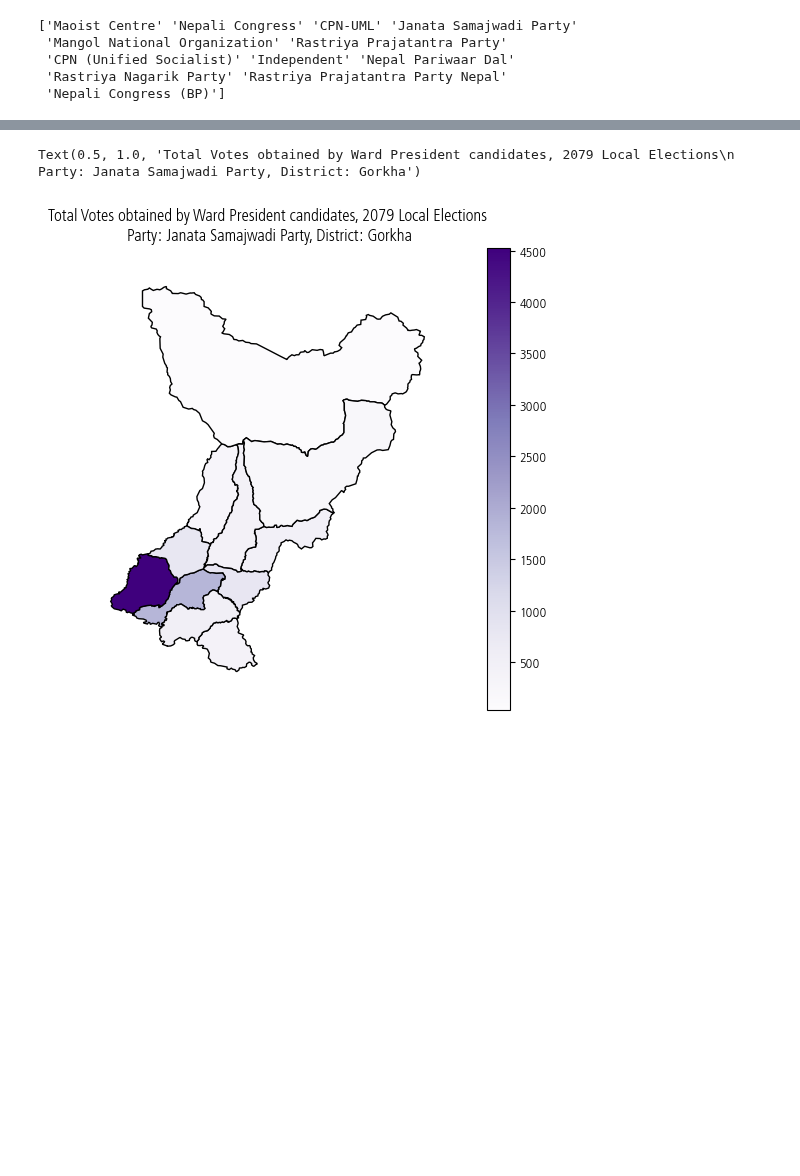
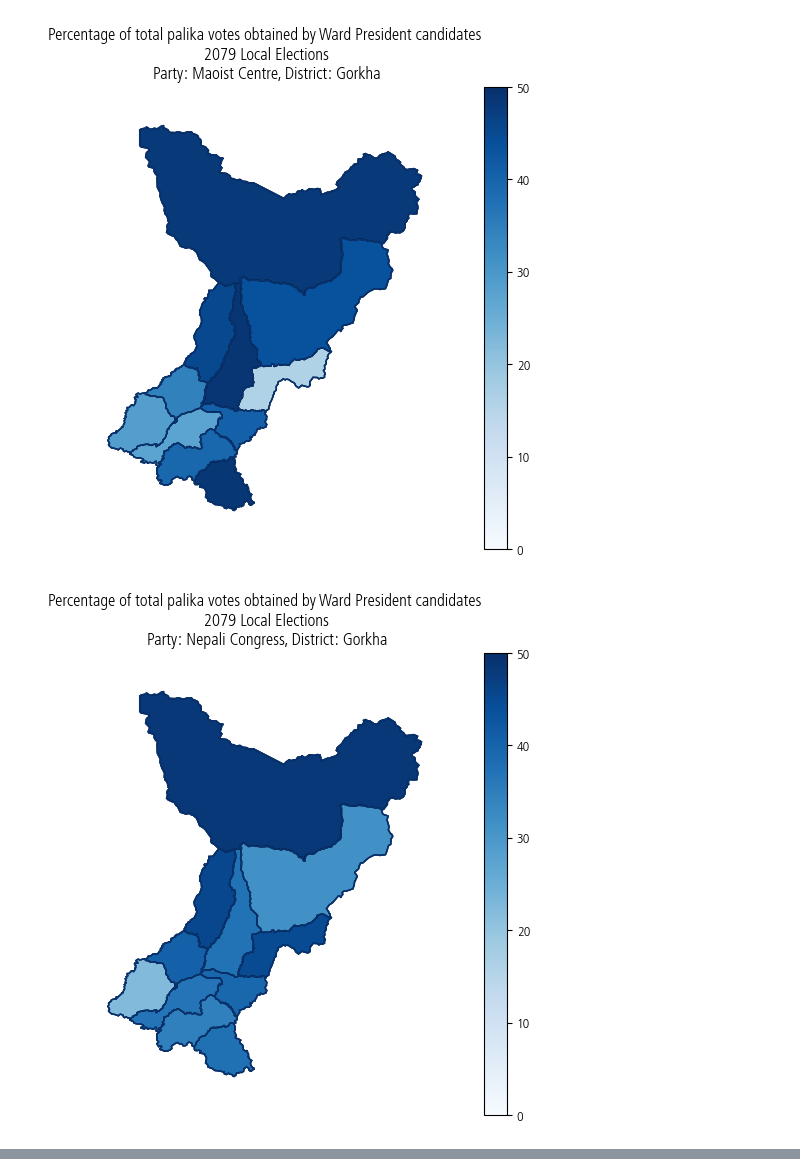
Before and after one commit to pratikluitel/AdventuresInGeoData, a Jupyter notebook: notebooks/Election/GorkhaElection.ipynb, the cells around one changed output, grey strips where cells are left out. Saved outputs shown, nothing was run; the diff lists cells and outputs as text; code cells hidden in the pictures; blank space fills up the shorter version.

Commit message:
add plot for all parties

```diff
--- a/notebooks/Election/GorkhaElection.ipynb
+++ b/notebooks/Election/GorkhaElection.ipynb
@@ -40,24 +43,54 @@ def preprocess_data(data: pd.DataFrame, post: str, party: str) -> pd.DataFrame:
         preprocessed_data.groupby(["party", "palika"]).sum().reset_index()
     )
 
+    preprocessed_data["% of palika votes"] = (
+        preprocessed_data["votes"]
+        / preprocessed_data.groupby("palika")["votes"].transform("sum")
+        * 100
+    )
+
     preprocessed_data = preprocessed_data[preprocessed_data["party"] == party]
 
     return preprocessed_data
 # %%
 elec_data = pd.read_csv("../../data/election_data/ward_votes_all.csv")
 map_data = gpd.read_file("../../data/nepal_map_data/nepal_local.geojson")
 elec_data_gorkha = elec_data.query('district.str.contains("gorkha")', engine="python")
 local_data_gorkha = map_data.query('DISTRICT.str.contains("Gorkha")', engine="python")
 
-party = "Janata Samajwadi Party"
-preprocessed_data = gpd.GeoDataFrame(
-    preprocess_data(elec_data_gorkha, "Ward President", party).merge(
-        local_data_gorkha, how="inner", left_on=["palika"], right_on=["NAME"]
+parties = elec_data_gorkha["party"].unique()
+
+for party in parties:
+    norm = matplotlib.colors.Normalize(vmin=0, vmax=50)
+    cmap = matplotlib.cm.ScalarMappable(norm=norm, cmap="Blues").cmap
+    preprocessed_data = gpd.GeoDataFrame(
+        preprocess_data(elec_data_gorkha, "Ward President", party).merge(
+            local_data_gorkha, how="inner", left_on=["palika"], right_on=["NAME"]
+        )
     )
-)
+
+    axis = gplt.choropleth(
+        preprocessed_data,
+        hue="% of palika votes",
+        cmap=cmap,
+        norm=norm,
+        legend=True,
+        zorder=100,
+    )
+    gplt.polyplot(
+        local_data_gorkha, edgecolor="#083370", linestyle="-", ax=axis, zorder=500
+    )
+    gplt.polyplot(
+        local_data_gorkha.copy().dissolve(by="DISTRICT"),
+        ax=axis,
+        linestyle="-",
+        edgecolor="#083370",
+        zorder=10000,
+    )
+
+    plt.title(
+        f"Percentage of total palika votes obtained by Ward President candidates\n 2079 Local Elections\n Party: {party}, District: Gorkha"
+    )
 # %% [output]
-['Maoist Centre' 'Nepali Congress' 'CPN-UML' 'Janata Samajwadi Party'
- 'Mangol National Organization' 'Rastriya Prajatantra Party'
- 'CPN (Unified Socialist)' 'Independent' 'Nepal Pariwaar Dal'
- 'Rastriya Nagarik Party' 'Rastriya Prajatantra Party Nepal'
- 'Nepali Congress (BP)']
+[figure, added]
+[figure, added]
@@ -64,8 +106,0 @@ preprocessed_data = gpd.GeoDataFrame(
-# %%
-gplt.choropleth(preprocessed_data, hue="votes", cmap="Purples", legend=True)
-plt.title(
-    f"Total Votes obtained by Ward President candidates, 2079 Local Elections\n Party: {party}, District: Gorkha"
-)
-# %% [output]
-Text(0.5, 1.0, 'Total Votes obtained by Ward President candidates, 2079 Local Elections\n Party: Janata Samajwadi Party, District: Gorkha')
-[figure, removed]
```
Also changed, not shown: parts of 2 cells of this notebook.
